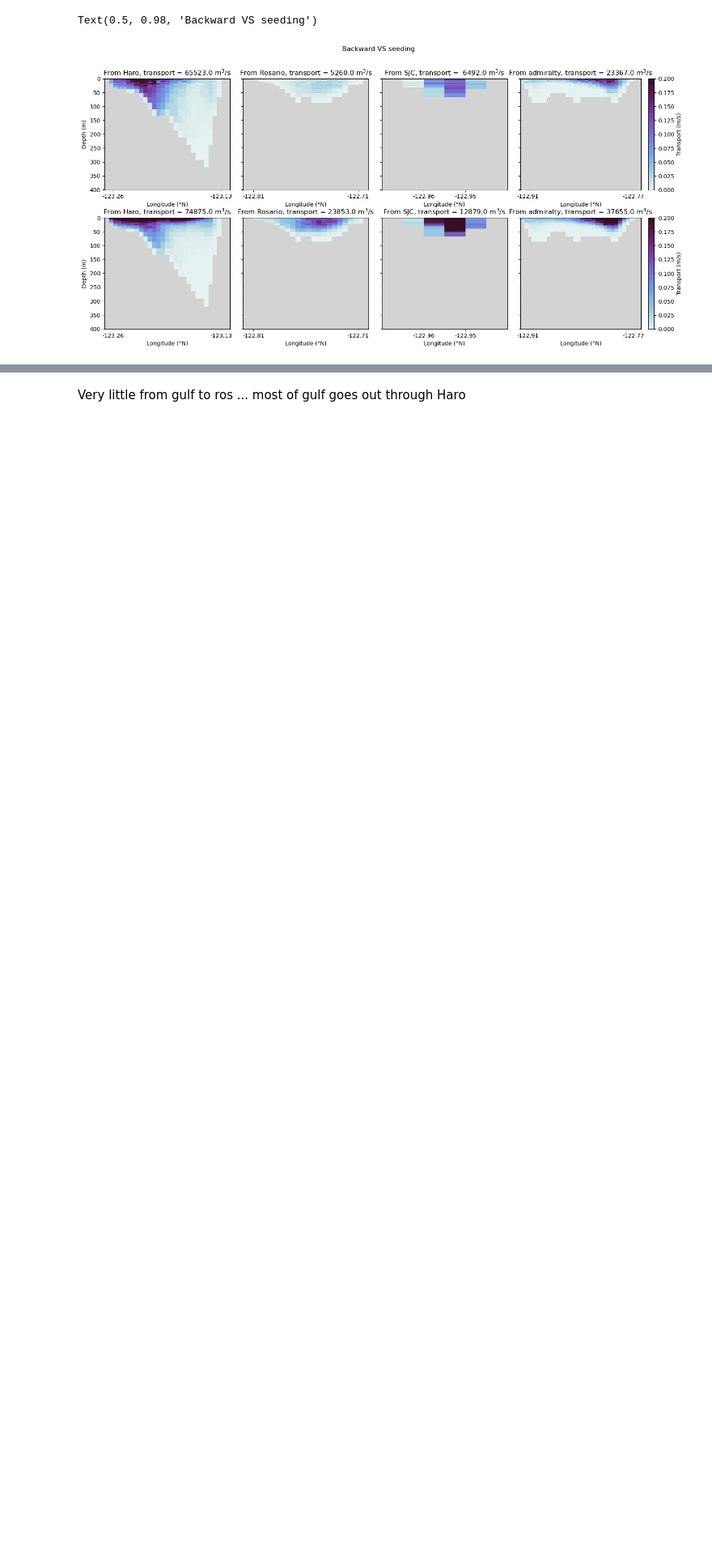
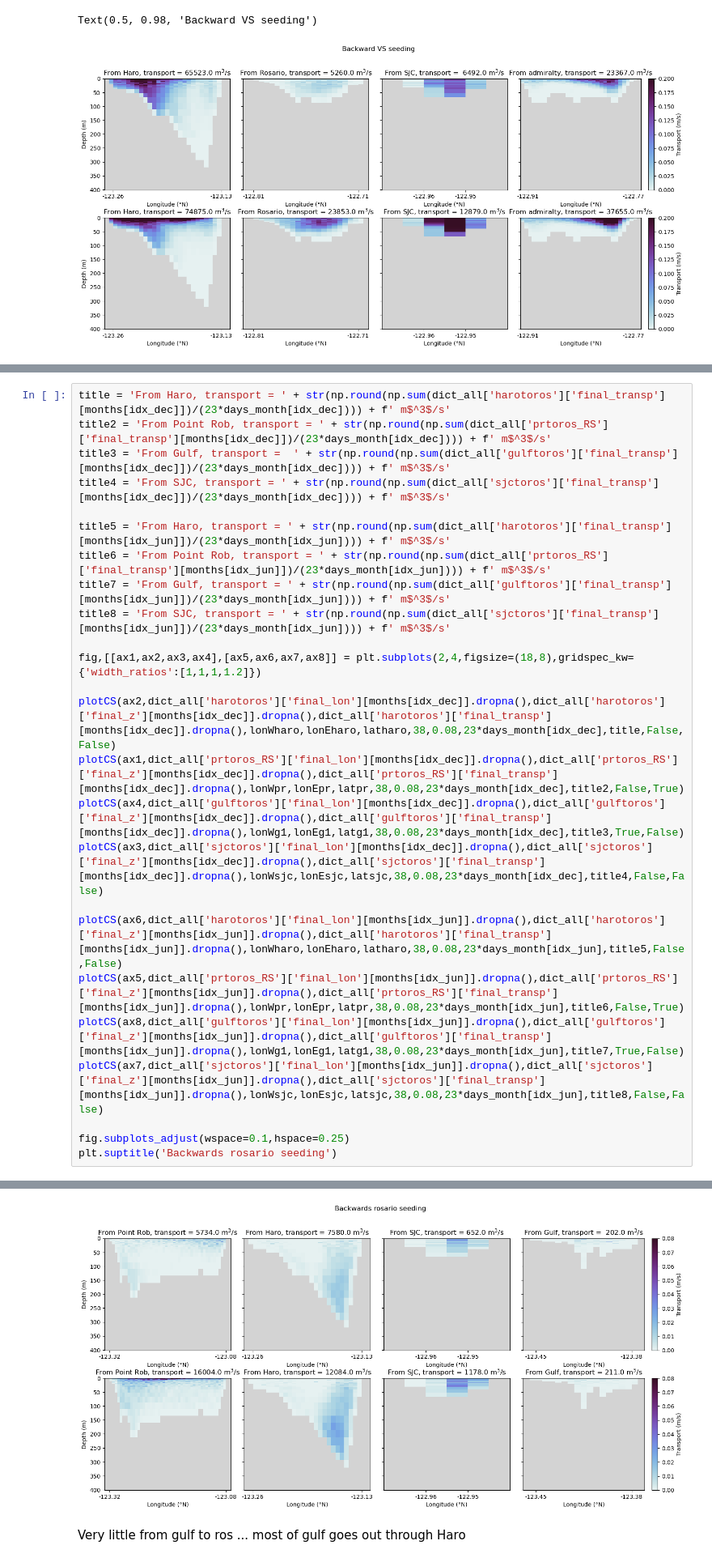
Before and after one commit to SalishSeaCast/analysis-camryn, a Jupyter notebook: Ariane/plot_monthly_averages.ipynb, the cells around one changed output, grey strips where cells are left out. Shown at 81% size. Drawn from its saved outputs; the diff is of its cells as text; blank space fills up the shorter version.

```diff
--- a/Ariane/plot_monthly_averages.ipynb
+++ b/Ariane/plot_monthly_averages.ipynb
@@ -257,0 +255,26 @@ Text(0.5, 0.98, 'Backwards rosario seeding')
+# %%
+title = 'From Haro, transport = ' + str(np.round(np.sum(dict_all['harotoros']['final_transp'][months[idx_dec]])/(23*days_month[idx_dec]))) + f' m$^3$/s'
+title2 = 'From Point Rob, transport = ' + str(np.round(np.sum(dict_all['prtoros_RS']['final_transp'][months[idx_dec]])/(23*days_month[idx_dec]))) + f' m$^3$/s'
+title3 = 'From Gulf, transport =  ' + str(np.round(np.sum(dict_all['gulftoros']['final_transp'][months[idx_dec]])/(23*days_month[idx_dec]))) + f' m$^3$/s'
+title4 = 'From SJC, transport = ' + str(np.round(np.sum(dict_all['sjctoros']['final_transp'][months[idx_dec]])/(23*days_month[idx_dec]))) + f' m$^3$/s'
+
+title5 = 'From Haro, transport = ' + str(np.round(np.sum(dict_all['harotoros']['final_transp'][months[idx_jun]])/(23*days_month[idx_jun]))) + f' m$^3$/s'
+title6 = 'From Point Rob, transport = ' + str(np.round(np.sum(dict_all['prtoros_RS']['final_transp'][months[idx_jun]])/(23*days_month[idx_jun]))) + f' m$^3$/s'
+title7 = 'From Gulf, transport = ' + str(np.round(np.sum(dict_all['gulftoros']['final_transp'][months[idx_jun]])/(23*days_month[idx_jun]))) + f' m$^3$/s'
+title8 = 'From SJC, transport = ' + str(np.round(np.sum(dict_all['sjctoros']['final_transp'][months[idx_jun]])/(23*days_month[idx_jun]))) + f' m$^3$/s'
+
+fig,[[ax1,ax2,ax3,ax4],[ax5,ax6,ax7,ax8]] = plt.subplots(2,4,figsize=(18,8),gridspec_kw={'width_ratios':[1,1,1,1.2]})
+
+plotCS(ax2,dict_all['harotoros']['final_lon'][months[idx_dec]].dropna(),dict_all['harotoros']['final_z'][months[idx_dec]].dropna(),dict_all['harotoros']['final_transp'][months[idx_dec]].dropna(),lonWharo,lonEharo,latharo,38,0.08,23*days_month[idx_dec],title,False,False)
+plotCS(ax1,dict_all['prtoros_RS']['final_lon'][months[idx_dec]].dropna(),dict_all['prtoros_RS']['final_z'][months[idx_dec]].dropna(),dict_all['prtoros_RS']['final_transp'][months[idx_dec]].dropna(),lonWpr,lonEpr,latpr,38,0.08,23*days_month[idx_dec],title2,False,True)
+plotCS(ax4,dict_all['gulftoros']['final_lon'][months[idx_dec]].dropna(),dict_all['gulftoros']['final_z'][months[idx_dec]].dropna(),dict_all['gulftoros']['final_transp'][months[idx_dec]].dropna(),lonWg1,lonEg1,latg1,38,0.08,23*days_month[idx_dec],title3,True,False)
+plotCS(ax3,dict_all['sjctoros']['final_lon'][months[idx_dec]].dropna(),dict_all['sjctoros']['final_z'][months[idx_dec]].dropna(),dict_all['sjctoros']['final_transp'][months[idx_dec]].dropna(),lonWsjc,lonEsjc,latsjc,38,0.08,23*days_month[idx_dec],title4,False,False)
+
+plotCS(ax6,dict_all['harotoros']['final_lon'][months[idx_jun]].dropna(),dict_all['harotoros']['final_z'][months[idx_jun]].dropna(),dict_all['harotoros']['final_transp'][months[idx_jun]].dropna(),lonWharo,lonEharo,latharo,38,0.08,23*days_month[idx_jun],title5,False,False)
+plotCS(ax5,dict_all['prtoros_RS']['final_lon'][months[idx_jun]].dropna(),dict_all['prtoros_RS']['final_z'][months[idx_jun]].dropna(),dict_all['prtoros_RS']['final_transp'][months[idx_jun]].dropna(),lonWpr,lonEpr,latpr,38,0.08,23*days_month[idx_jun],title6,False,True)
+plotCS(ax8,dict_all['gulftoros']['final_lon'][months[idx_jun]].dropna(),dict_all['gulftoros']['final_z'][months[idx_jun]].dropna(),dict_all['gulftoros']['final_transp'][months[idx_jun]].dropna(),lonWg1,lonEg1,latg1,38,0.08,23*days_month[idx_jun],title7,True,False)
+plotCS(ax7,dict_all['sjctoros']['final_lon'][months[idx_jun]].dropna(),dict_all['sjctoros']['final_z'][months[idx_jun]].dropna(),dict_all['sjctoros']['final_transp'][months[idx_jun]].dropna(),lonWsjc,lonEsjc,latsjc,38,0.08,23*days_month[idx_jun],title8,False,False)
+
+fig.subplots_adjust(wspace=0.1,hspace=0.25)
+plt.suptitle('Backwards rosario seeding')
+# %% [output]
@@ -258,2 +282,3 @@ Text(0.5, 0.98, 'Backwards rosario seeding')
+[figure, added]
 # %% [markdown]
 Very little from gulf to ros ... most of gulf goes out through Haro
```
Also changed, not shown: parts of 7 cells of this notebook.
